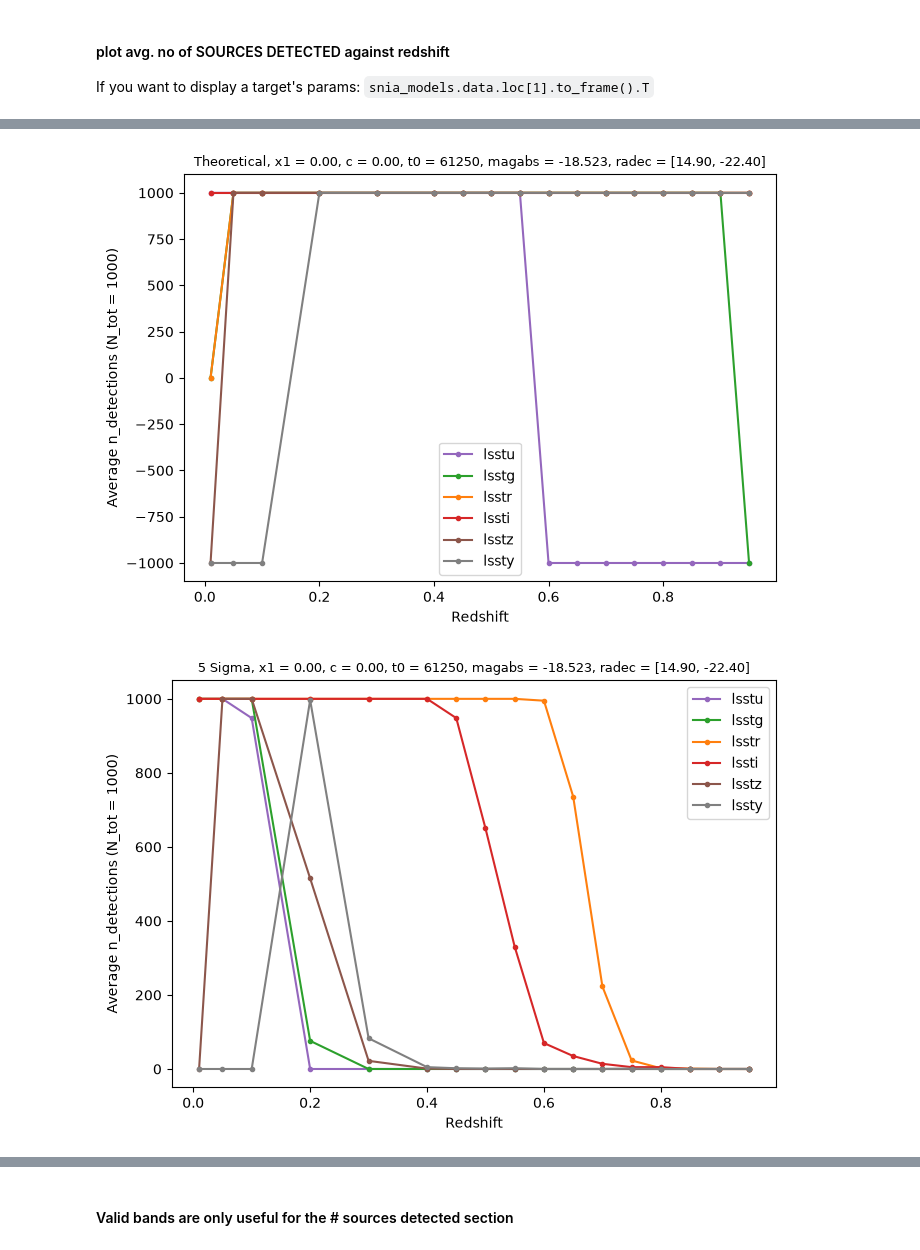
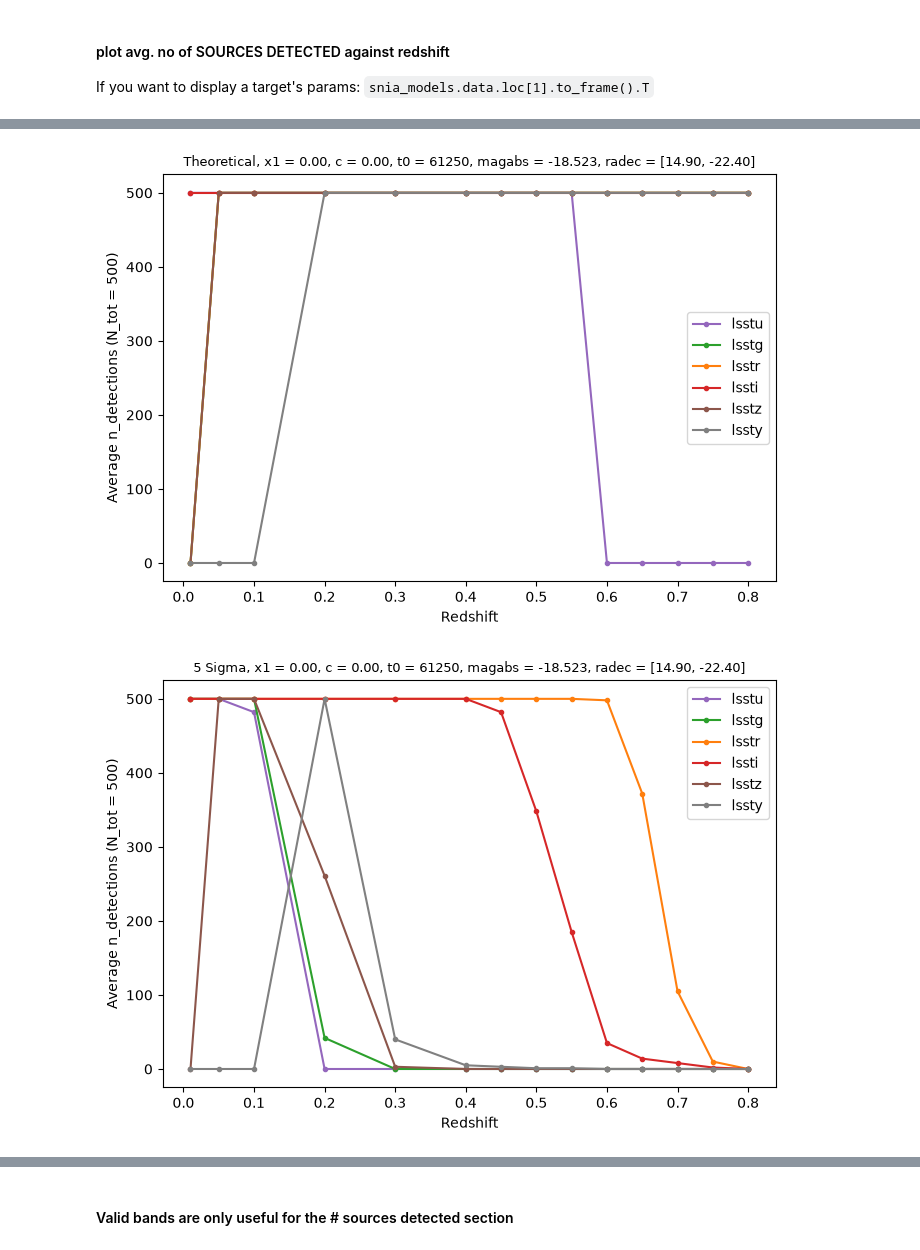
Before and after one commit to krissylla/TransientSimulation, a Jupyter notebook: skysurvey.ipynb, the cells around one changed output, grey strips where cells are left out. Cells and saved outputs as stored; diff of their text form; code cells hidden in the pictures.

```diff
--- a/skysurvey.ipynb
+++ b/skysurvey.ipynb
@@ -279,0 +340,3 @@ def get_unique_bands(target_data):
+# %%
+detection_rows = dset.get_data(index=0,detection=True)
+detection_rows
@@ -354,0 +536,7 @@ def compare_detection_conditions(dataset,targets,data_models,index=0):
+# %%
+limit_mag_dict = {'lsstu': {'mag': 23.8, 'flux': 301.995, 'color': 'tab:purple'},
+            'lsstg': {'mag': 24.5, 'flux': 158.489, 'color': 'tab:green'},
+            'lsstr': {'mag': 24.0, 'flux': 251.189, 'color': 'tab:orange'},
+            'lssti': {'mag': 23.4, 'flux': 436.516, 'color': 'tab:red'},
+            'lsstz': {'mag': 22.7, 'flux': 831.764, 'color': 'tab:brown'},
+            'lssty': {'mag': 22.0, 'flux': 1584.893, 'color': '0.5'}}
@@ -354,0 +664,16 @@ def compare_detection_conditions(dataset,targets,data_models,index=0):
+# %%
+fig, ax = plt.subplots(figsize=(7, 5))
+ax.plot(final_summary["z"],final_summary["n_detected"],marker="o", color = "g", label = '5 $\sigma$ det')
+ax.plot(final_summary["z"],final_summary["n_detected_theoretical"],marker="o", color = "k", label = 'theoretical lc')
+
+ax.set_xlabel("Redshift")
+ax.set_ylabel(f"# sources detected (N = {N_tot})")
+ax.set_title(
+    f"Number of detected SNIa\n"
+    f"min_total: {selection_criteria['total_points']} | "
+    f"n_filters: {selection_criteria['n_filters']} | "
+    f"min_points_per_filter: {selection_criteria['min_points_per_filter']}"
+)
+plt.tight_layout()
+plt.legend()
+plt.show()
@@ -411,10 +754,10 @@ summary
 
 If you want to display a target's params: <code>snia_models.data.loc[1].to_frame().T</code>
 # %%
-N_tot = 1000
+N_tot = 500
 all_summaries = []
 # [0.01, 0.05, 0.1, 0.2, 0.3, 0.4, 0.45, 0.5, 0.55, 0.6, 0.65, 0.7, 0.75, 0.8, 0.85, 0.9, 0.95, 1.0]
-for redshift in [0.01, 0.05, 0.1, 0.2, 0.3, 0.4, 0.45, 0.5, 0.55, 0.6, 0.65, 0.7, 0.75, 0.8, 0.85, 0.9, 0.95]:
+for redshift in [0.01, 0.05, 0.1, 0.2, 0.3, 0.4, 0.45, 0.5, 0.55, 0.6, 0.65, 0.7, 0.75, 0.8]:
 
     snia_dict = generate_snia_dict(redshift=redshift, ra=14.9, dec=-22.4, x1=0.0, t0=61250.0, magabs=-18.523,c=0.0)
 
@@ -477,32 +812,32 @@ print(final_summary)
 # %%
-for condition in ["theoretical", "5_sigma", "5_sigma_flux_limit"]:
+for condition in ["theoretical", "5_sigma", "five_sigma_multi"]:
 
     fig, ax = plt.subplots(figsize=(7, 5))
     # subset: chose one criterion
     subset = final_summary[final_summary["condition"] == condition]
     x1 = subset["x1"].iloc[0]
     c = subset["c"].iloc[0]
     t0 = subset["t0"].iloc[0]
     magabs = subset["magabs"].iloc[0]
     ra = subset["ra"].iloc[0]
     dec = subset["dec"].iloc[0]
 
     for band in lsst_bands:
         ax.plot(subset["z"],subset[band],marker=".",label=band,color=limit_mag_dict[band]["color"])
 
     ax.set_xlabel("Redshift")
     ax.set_ylabel("Average n_detections (N_tot = {})".format(N_tot))
     ax.set_title(
         f"{condition.replace('_', ' ').title()}, "
         f"x1 = {x1:.2f}, c = {c:.2f}, "
         f"t0 = {t0:.0f}, magabs = {magabs:.3f}, "
         f"radec = [{ra:.2f}, {dec:.2f}]",
         fontsize=9,
     )
     ax.legend()
 
     plt.tight_layout()
     plt.show()
 # %% [output]
-[figure, old version]
+[figure, new version]
-[figure, old version]
+[figure, new version]
```
Also changed, not shown: parts of 58 cells of this notebook, 4 other files.
